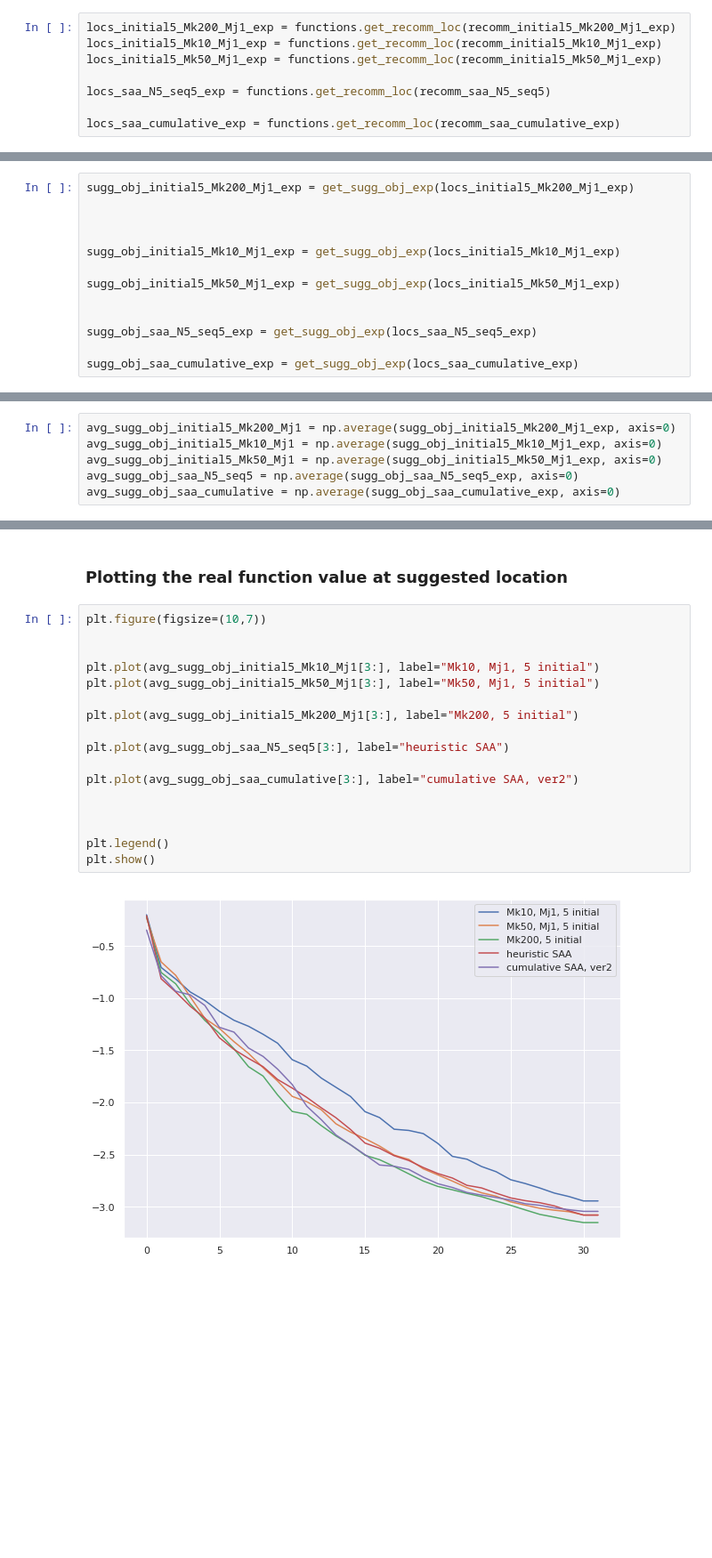
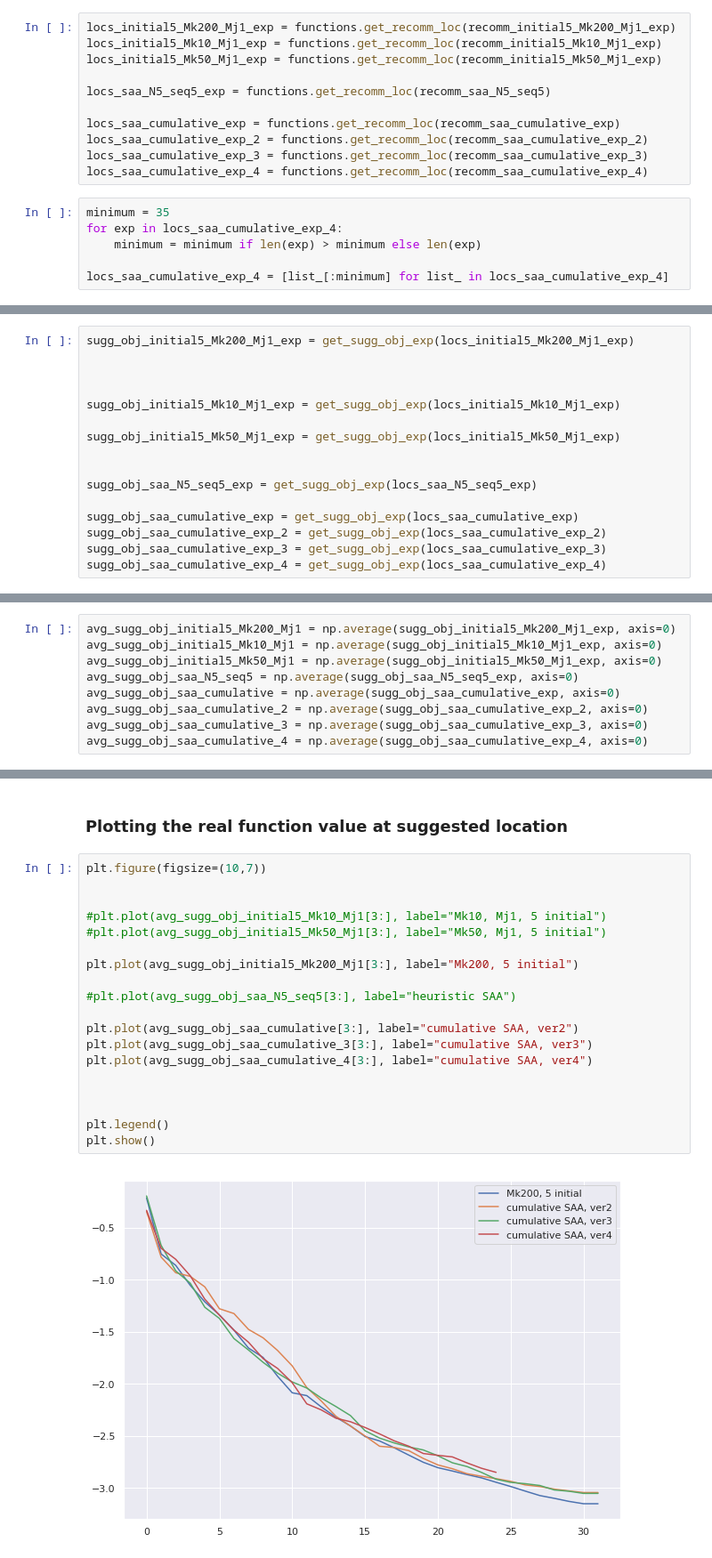
Before and after one commit to kkh8676/opt_functions, a Jupyter notebook: hartmann_Mk_Mj_SAA.ipynb, the cells around one changed output, grey strips where cells are left out. Shown at 89% size. Drawn from its saved outputs; the diff is of its cells as text; blank space fills up the shorter version.

```diff
--- a/hartmann_Mk_Mj_SAA.ipynb
+++ b/hartmann_Mk_Mj_SAA.ipynb
@@ -76,6 +92,15 @@ locs_initial5_Mk50_Mj1_exp = functions.get_recomm_loc(recomm_initial5_Mk50_Mj1_e
 locs_saa_N5_seq5_exp = functions.get_recomm_loc(recomm_saa_N5_seq5)
 
 locs_saa_cumulative_exp = functions.get_recomm_loc(recomm_saa_cumulative_exp)
+locs_saa_cumulative_exp_2 = functions.get_recomm_loc(recomm_saa_cumulative_exp_2)
+locs_saa_cumulative_exp_3 = functions.get_recomm_loc(recomm_saa_cumulative_exp_3)
+locs_saa_cumulative_exp_4 = functions.get_recomm_loc(recomm_saa_cumulative_exp_4)
+# %%
+minimum = 35
+for exp in locs_saa_cumulative_exp_4:
+    minimum = minimum if len(exp) > minimum else len(exp)
+
+locs_saa_cumulative_exp_4 = [list_[:minimum] for list_ in locs_saa_cumulative_exp_4]
 # %% [markdown]
 ### Getting immediate Regret IR measure
 # %%
@@ -169,6 +194,9 @@ sugg_obj_initial5_Mk50_Mj1_exp = get_sugg_obj_exp(locs_initial5_Mk50_Mj1_exp)
 sugg_obj_saa_N5_seq5_exp = get_sugg_obj_exp(locs_saa_N5_seq5_exp)
 
 sugg_obj_saa_cumulative_exp = get_sugg_obj_exp(locs_saa_cumulative_exp)
+sugg_obj_saa_cumulative_exp_2 = get_sugg_obj_exp(locs_saa_cumulative_exp_2)
+sugg_obj_saa_cumulative_exp_3 = get_sugg_obj_exp(locs_saa_cumulative_exp_3)
+sugg_obj_saa_cumulative_exp_4 = get_sugg_obj_exp(locs_saa_cumulative_exp_4)
 # %% [markdown]
 #### averaging values of each experiments
 # %%
@@ -177,6 +205,9 @@ avg_sugg_obj_initial5_Mk10_Mj1 = np.average(sugg_obj_initial5_Mk10_Mj1_exp, axis
 avg_sugg_obj_initial5_Mk50_Mj1 = np.average(sugg_obj_initial5_Mk50_Mj1_exp, axis=0)
 avg_sugg_obj_saa_N5_seq5 = np.average(sugg_obj_saa_N5_seq5_exp, axis=0)
 avg_sugg_obj_saa_cumulative = np.average(sugg_obj_saa_cumulative_exp, axis=0)
+avg_sugg_obj_saa_cumulative_2 = np.average(sugg_obj_saa_cumulative_exp_2, axis=0)
+avg_sugg_obj_saa_cumulative_3 = np.average(sugg_obj_saa_cumulative_exp_3, axis=0)
+avg_sugg_obj_saa_cumulative_4 = np.average(sugg_obj_saa_cumulative_exp_4, axis=0)
 # %% [markdown]
 ### Getting IR values for look optimization performances
 # %%
@@ -222,19 +262,21 @@ irs_saa_cumulative_median = get_median_irs(irs_saa_cumulative_exp)
 # %%
 plt.figure(figsize=(10,7))
 
 
-plt.plot(avg_sugg_obj_initial5_Mk10_Mj1[3:], label="Mk10, Mj1, 5 initial")
-plt.plot(avg_sugg_obj_initial5_Mk50_Mj1[3:], label="Mk50, Mj1, 5 initial")
+#plt.plot(avg_sugg_obj_initial5_Mk10_Mj1[3:], label="Mk10, Mj1, 5 initial")
+#plt.plot(avg_sugg_obj_initial5_Mk50_Mj1[3:], label="Mk50, Mj1, 5 initial")
 
 plt.plot(avg_sugg_obj_initial5_Mk200_Mj1[3:], label="Mk200, 5 initial")
 
-plt.plot(avg_sugg_obj_saa_N5_seq5[3:], label="heuristic SAA")
+#plt.plot(avg_sugg_obj_saa_N5_seq5[3:], label="heuristic SAA")
 
 plt.plot(avg_sugg_obj_saa_cumulative[3:], label="cumulative SAA, ver2")
+plt.plot(avg_sugg_obj_saa_cumulative_3[3:], label="cumulative SAA, ver3")
+plt.plot(avg_sugg_obj_saa_cumulative_4[3:], label="cumulative SAA, ver4")
 
 
 
 plt.legend()
 plt.show()
 # %% [output]
-[figure, old version]
+[figure, new version]
```
Also changed, not shown: parts of 8 cells of this notebook, 1 other file.
